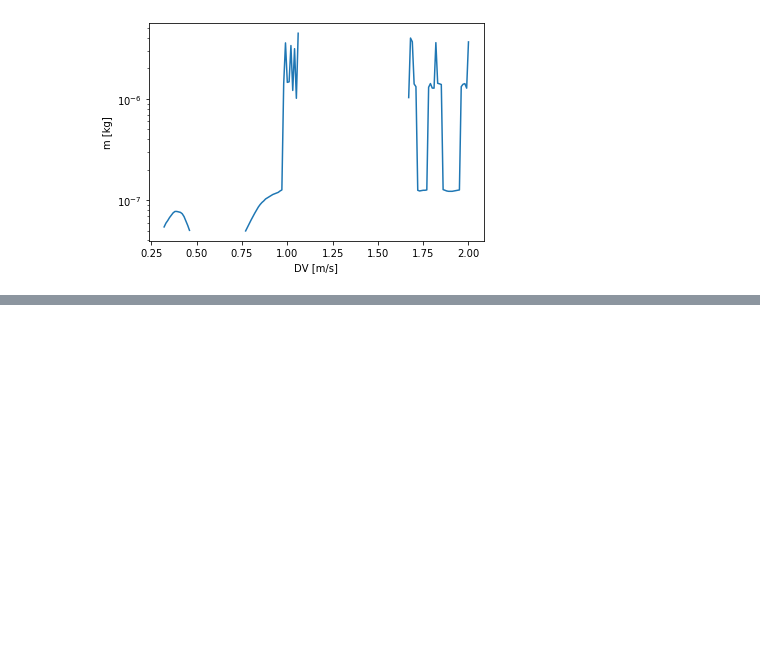
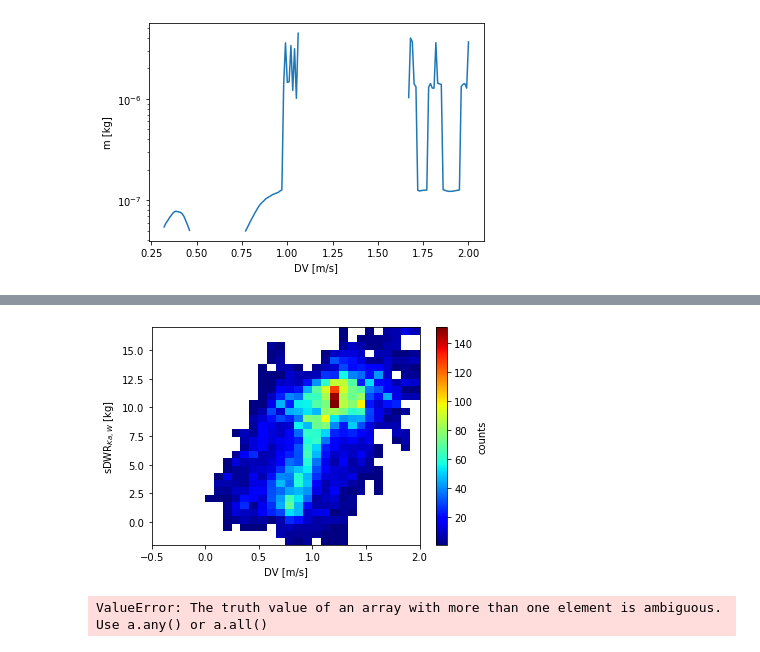
Before and after one commit to OPTIMICe-team/PSDretrieval, a Jupyter notebook: notebooks/ShowcaseRetrievalBarretOrig.ipynb, the cells around one changed output, grey strips where cells are left out. Drawn from its saved outputs; the diff is of its cells as text; code cells hidden in the pictures; blank space fills up the shorter version.

```diff
--- a/notebooks/Showcase retrieval.ipynb
+++ b/notebooks/ShowcaseRetrievalBarretOrig.ipynb
@@ -100,0 +129,11 @@ Text(0, 0.5, 'm [kg]')
+# %%
+fig,ax = plt.subplots(nrows=1,ncols=1)
+ax = rU.histDWRandDmaxVsDv(SpecWindow.DWR_Ka_W,SpecWindow.KaSpecH,SpecWindow.KaSpecHspecNoise,aboveNoiseThreshold=30,showIllus=True,ax=ax,fig=fig)
+# %% [output]
+[figure, added]
+# %%
+#DWRkwUnamb,ax = sc.getUnambigousDWRdmax(Dmax,DWRkw,DmaxRetr=5e-3,DWRlowDetect=1,showIllus=True,ax=ax) #get Unambiguous DWR-Dmax relation
+DmaxfromDWR = rU.getDmaxFromSDWR(SpecWindow.DWR_Ka_W,DWRkwUnamb,Dmax,showIllus=True,ax=None) #get Dmax fromDWR
+print(DmaxfromDWR)
+# %% [output]
+ValueError: The truth value of an array with more than one element is ambiguous. Use a.any() or a.all()
```
Also changed, not shown: parts of 11 cells of this notebook, 3 other files.
